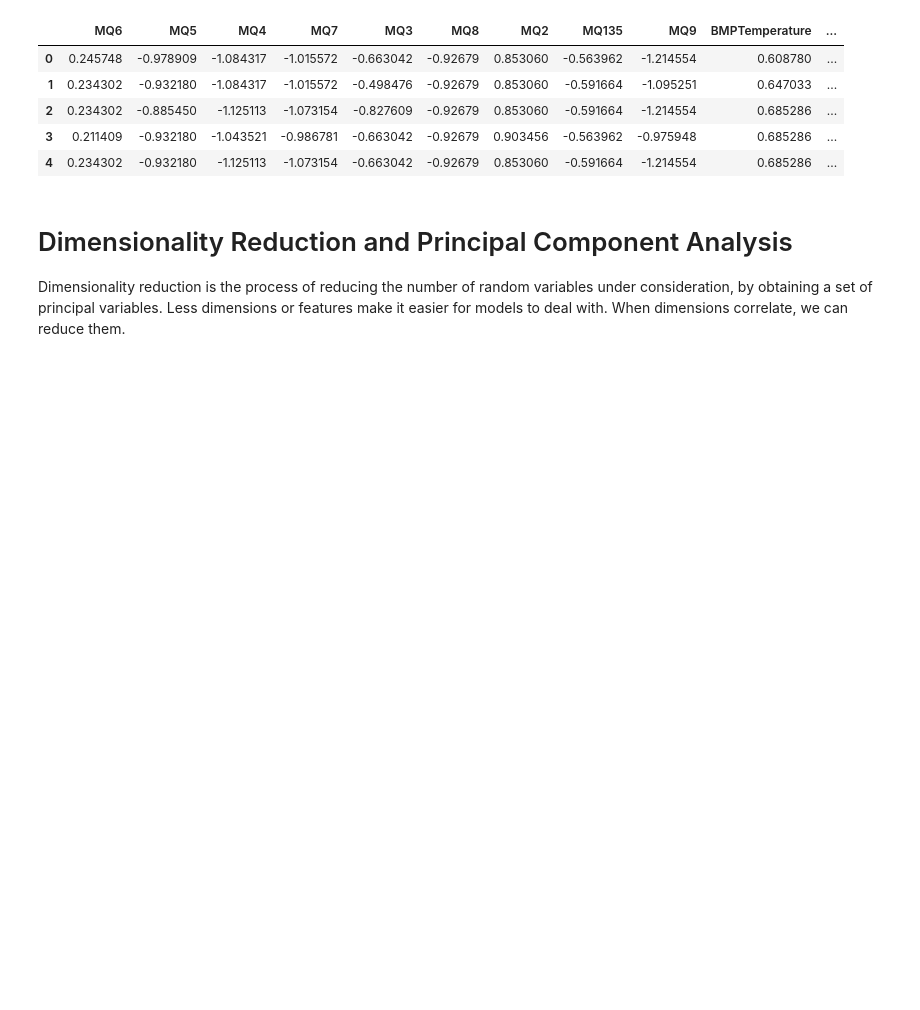
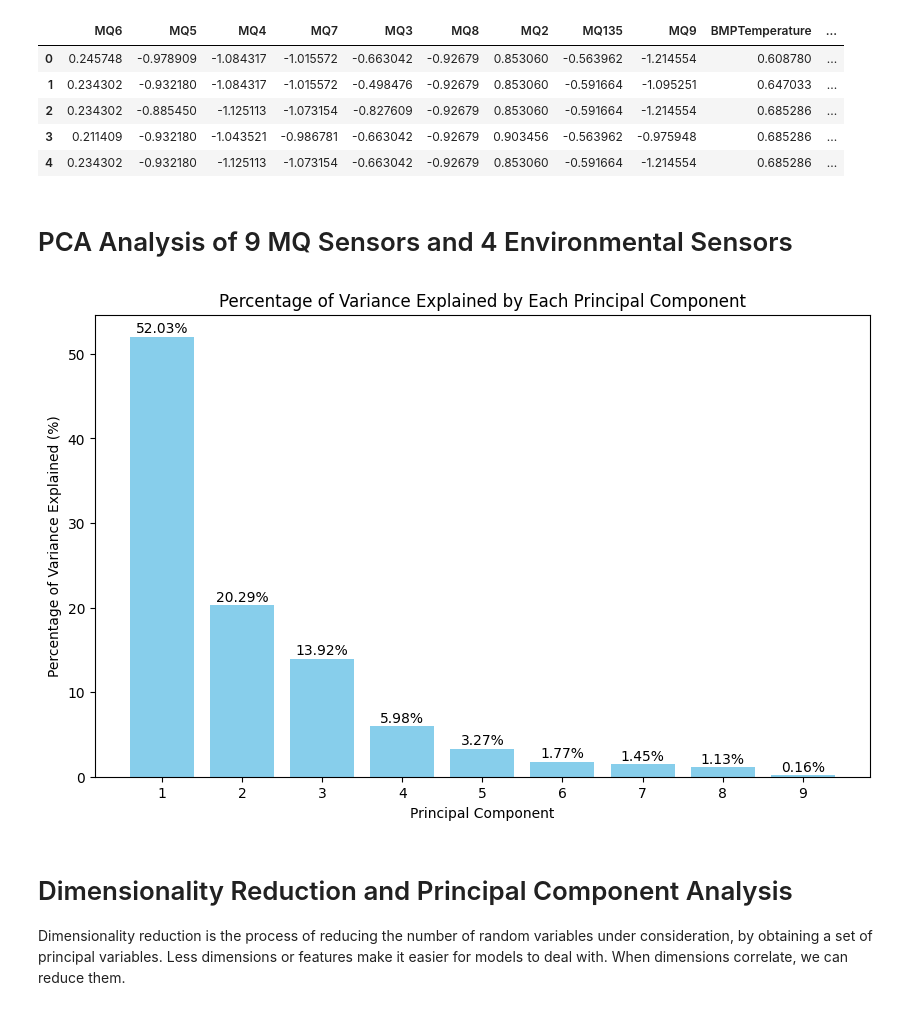
Before and after one commit to AidanRabinowitz/ArduinoWineSniffer, a Jupyter notebook: src/WineDataAnalysis.ipynb, the cells around one changed output. Cells and saved outputs as stored; diff of their text form; code cells hidden in the pictures; blank space fills up the shorter version.

```diff
--- a/src/WineDataAnalysis.ipynb
+++ b/src/WineDataAnalysis.ipynb
@@ -196,6 +253,45 @@ Dataframe to be used for further modelling:
 | 2 | 0.234302 | -0.885450 | -1.125113 | -1.073154 | -0.827609 | -0.92679 | 0.853060 | -0.591664 | -1.214554 | 0.685286 | ... |
 | 3 | 0.211409 | -0.932180 | -1.043521 | -0.986781 | -0.663042 | -0.92679 | 0.903456 | -0.563962 | -0.975948 | 0.685286 | ... |
 | 4 | 0.234302 | -0.932180 | -1.125113 | -1.073154 | -0.663042 | -0.92679 | 0.853060 | -0.591664 | -1.214554 | 0.685286 | ... |
+# %% [markdown]
+# PCA Analysis of 9 MQ Sensors and 4 Environmental Sensors
+# %%
+PCA_analysisData = cleanedData
+import pandas as pd
+import matplotlib.pyplot as plt
+from sklearn.decomposition import PCA
+from sklearn.preprocessing import StandardScaler
+
+# Assuming PCA_analysisData is a DataFrame that contains the timestamp and sensor readings
+# Remove the timestamp column (assuming it is named 'timestamp')
+PCA_analysisData_numeric = PCA_analysisData.drop(columns=['yyyy-mm-dd timestamp', 'Target', 'BMPTemperature', 'Pressure(Pa)', 'DHTTemperature', 'Humidity'])
+
+# Standardize the data (important for PCA)
+scaler = StandardScaler()
+data_scaled = scaler.fit_transform(PCA_analysisData_numeric)
+
+# Apply PCA
+pca = PCA()
+pca.fit(data_scaled)
+
+# Get explained variance ratio (percentage of variance explained by each component)
+explained_variance = pca.explained_variance_ratio_
+
+# Plot the variance explained by each component
+plt.figure(figsize=(10, 6))
+plt.bar(range(1, len(explained_variance) + 1), explained_variance * 100, color='skyblue')
+plt.title('Percentage of Variance Explained by Each Principal Component')
+plt.xlabel('Principal Component')
+plt.ylabel('Percentage of Variance Explained (%)')
+plt.xticks(range(1, len(explained_variance) + 1))
+
+# Add percentage labels on top of each bar
+for i, v in enumerate(explained_variance * 100):
+    plt.text(i + 1, v + 0.5, f"{v:.2f}%", ha='center')
+
+plt.show()
+# %% [output]
+[figure, added]
 # %% [markdown]
 # Dimensionality Reduction and Principal Component Analysis
 Dimensionality reduction is the process of reducing the number of random variables under consideration, by obtaining a set of principal variables. Less dimensions or features make it easier for models to deal with. When dimensions correlate, we can reduce them.
```
Also changed, not shown: parts of 5 cells of this notebook, 9 other files.
